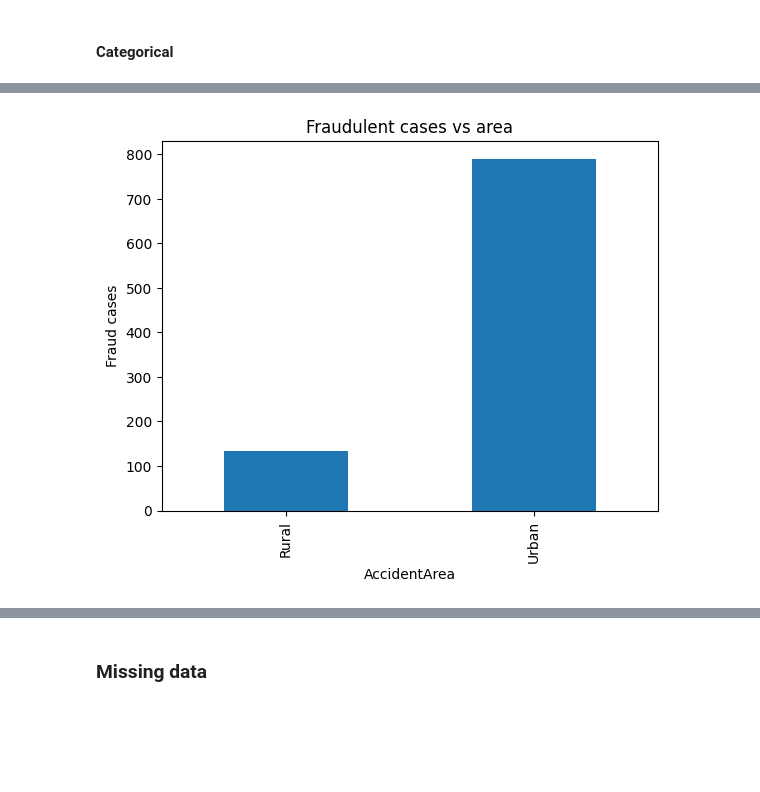
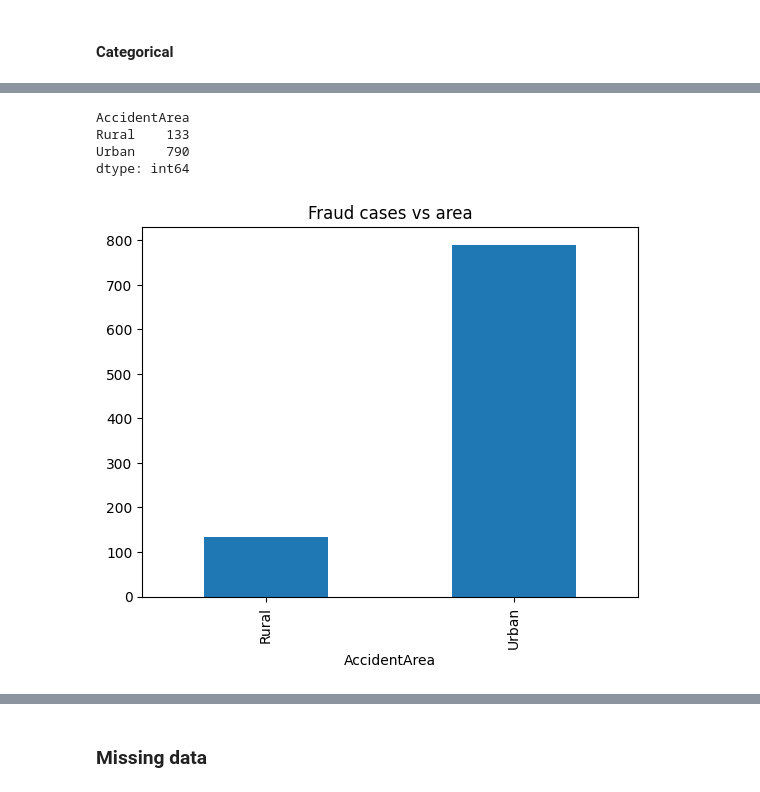
Before and after one commit to zvsuarez/insurance-fraud-pipeline, a Jupyter notebook: eda.ipynb, the cells around one changed output, grey strips where cells are left out. Saved outputs shown, nothing was run; the diff lists cells and outputs as text; code cells hidden in the pictures; blank space fills up the shorter version.

```diff
--- a/eda.ipynb
+++ b/eda.ipynb
@@ -225,9 +257,13 @@ plt.show()
 # %%
+print(df.groupby(['AccidentArea', 'FraudFound']).size().xs('Yes', level='FraudFound'))
 df.groupby(['AccidentArea', 'FraudFound']).size().xs('Yes', level='FraudFound').plot(kind='bar')
-plt.title('Fraudulent cases vs area')
-plt.ylabel('Fraud cases')
+plt.title('Fraud cases vs area')
 plt.show()
 # %% [output]
+AccidentArea
+Rural    133
+Urban    790
+dtype: int64
-[figure, old version]
+[figure, new version]
 # %%
 days_order = ['Sunday', 'Monday', 'Tuesday', 'Wednesday', 'Thursday', 'Friday', 'Saturday']
```
Also changed, not shown: parts of 32 cells of this notebook.
